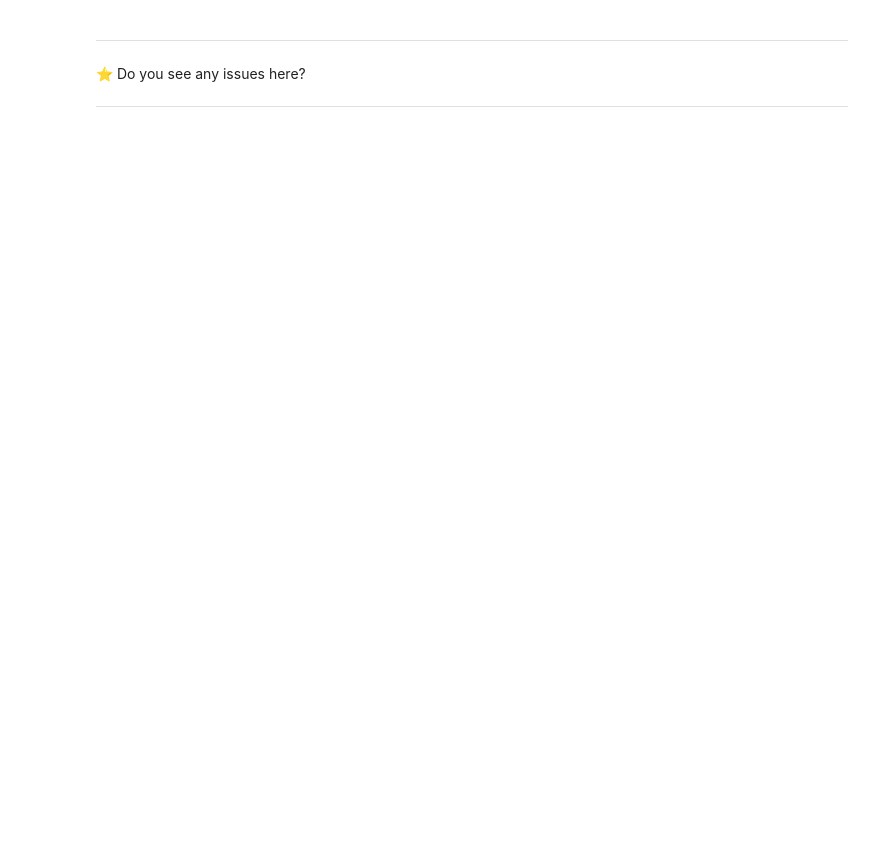
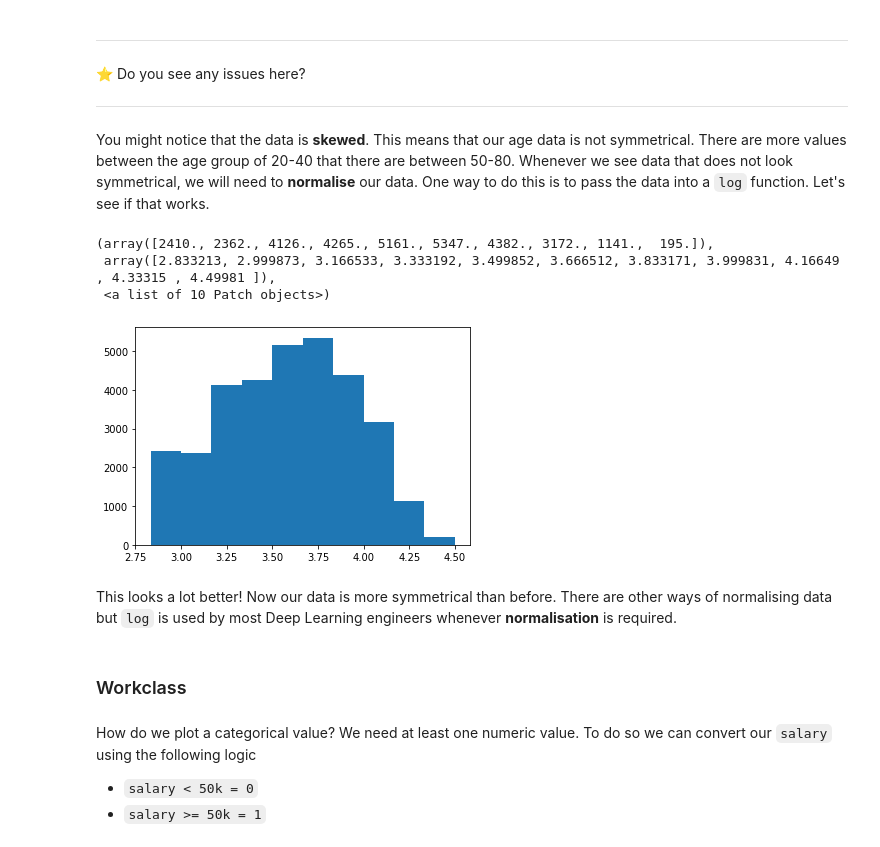
Before and after one commit to aryanfaghihi/ai-course, a Jupyter notebook: Tabular 2.ipynb, the cells around one changed output. Drawn from its saved outputs; the diff is of its cells as text; code cells hidden in the pictures; blank space fills up the shorter version.

Commit message:
Finished the plotting section

```diff
--- a/Tabular 2.ipynb
+++ b/Tabular 2.ipynb
@@ -82,3 +84,21 @@ plt.hist(data['age']);
 ⭐  Do you see any issues here?
 
 ---
+# %% [markdown]
+You might notice that the data is **skewed**. This means that our age data is not symmetrical. There are more values between the age group of 20-40 that there are between 50-80. Whenever we see data that does not look symmetrical, we will need to **normalise** our data. One way to do this is to pass the data into a `log` function. Let's see if that works.
+# %%
+## attemp to normalise the age data
+plt.hist(log(data['age']))
+# %% [output]
+(array([2410., 2362., 4126., 4265., 5161., 5347., 4382., 3172., 1141.,  195.]),
+ array([2.833213, 2.999873, 3.166533, 3.333192, 3.499852, 3.666512, 3.833171, 3.999831, 4.16649 , 4.33315 , 4.49981 ]),
+ <a list of 10 Patch objects>)
+[figure, added]
+# %% [markdown]
+This looks a lot better! Now our data is more symmetrical than before. There are other ways of normalising data but `log` is used by most Deep Learning engineers whenever **normalisation** is required.
+# %% [markdown]
+### Workclass
+# %% [markdown]
+How do we plot a categorical value? We need at least one numeric value. To do so we can convert our `salary` using the following logic
+* `salary < 50k = 0`
+* `salary >= 50k = 1`
```
Also changed, not shown: parts of 20 cells of this notebook.
